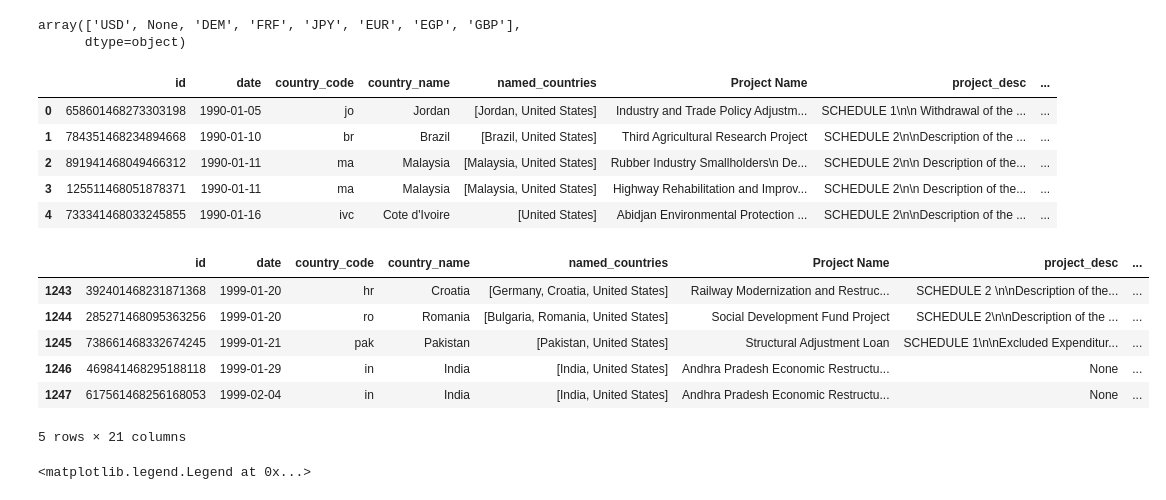
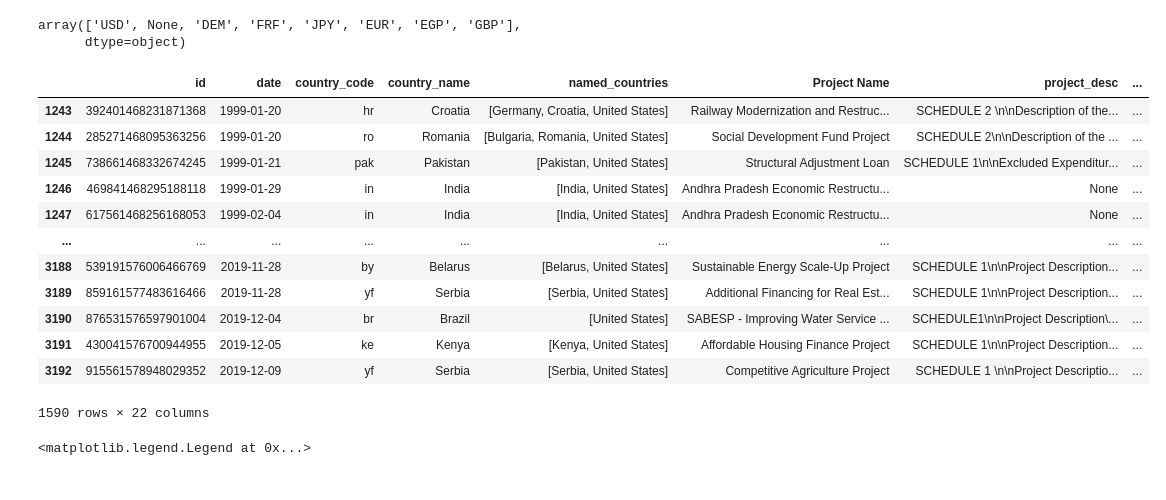
Before and after one commit to sliao7/Qarik-Project, a Jupyter notebook: Currency_change_and_world_map.ipynb, the cells around one changed output. Drawn from its saved outputs; the diff is of its cells as text; code cells hidden in the pictures.

```diff
--- a/Currency_change_and_world_map.ipynb
+++ b/Currency_change_and_world_map.ipynb
@@ -4,5 +5,5 @@ import matplotlib.pyplot as plt
 # %%
 df = pd.read_pickle('extraction_pipeline/agreement_features_join_projects.pkl')
-df_sectors = pd.read_pickle('classification/predicted_sectors_2.pkl')
-df = df.join(df_sectors[['id', 'predicted_sector']].set_index('id'), on = 'id')
-df['date'] = pd.to_datetime(df['date'])
+# df_sectors = pd.read_pickle('classification/predicted_sectors_2.pkl')
+# df = df.join(df_sectors[['id', 'predicted_sector']].set_index('id'), on = 'id')
+# df['date'] = pd.to_datetime(df['date'])
@@ -19,24 +30,31 @@ def get_stand_curr(x):
         return currency_map[x]
     except:
         return None
-df['cur_usd'] = df['currency_standard'].apply(get_stand_curr)
+df['cur_stand'] = df['currency_standard'].apply(get_stand_curr)
 # df = df[~df['cur_usd'].isin(['EGP'])]
-df['cur_usd'].unique()
+df['cur_stand'].unique()
 # %% [output]
 array(['USD', None, 'DEM', 'FRF', 'JPY', 'EUR', 'EGP', 'GBP'],
       dtype=object)
 # %%
 from currency_converter import CurrencyConverter
 c = CurrencyConverter(fallback_on_missing_rate=True)
-# %%
-df.head()
-# %% [output]
-|  | id | date | country_code | country_name | named_countries | Project Name | project_desc | ... |
-| 0 | 658601468273303198 | 1990-01-05 | jo | Jordan | [Jordan, United States] | Industry and Trade Policy Adjustm... | SCHEDULE 1\n\n Withdrawal of the ... | ... |
-| 1 | 784351468234894668 | 1990-01-10 | br | Brazil | [Brazil, United States] | Third Agricultural Research Project | SCHEDULE 2\n\nDescription of the ... | ... |
-| 2 | 891941468049466312 | 1990-01-11 | ma | Malaysia | [Malaysia, United States] | Rubber Industry Smallholders\n De... | SCHEDULE 2\n\n Description of the... | ... |
-| 3 | 125511468051878371 | 1990-01-11 | ma | Malaysia | [Malaysia, United States] | Highway Rehabilitation and Improv... | SCHEDULE 2\n\n Description of the... | ... |
-| 4 | 733341468033245855 | 1990-01-16 | ivc | Cote d'Ivoire | [United States] | Abidjan Environmental Protection ... | SCHEDULE 2\n\nDescription of the ... | ... |
+# %%
+df[df.amount_cur_usd.notna()]
+# %% [output]
+|  | id | date | country_code | country_name | named_countries | Project Name | project_desc | ... |
+| 1243 | 392401468231871368 | 1999-01-20 | hr | Croatia | [Germany, Croatia, United States] | Railway Modernization and Restruc... | SCHEDULE 2 \n\nDescription of the... | ... |
+| 1244 | 285271468095363256 | 1999-01-20 | ro | Romania | [Bulgaria, Romania, United States] | Social Development Fund Project | SCHEDULE 2\n\nDescription of the ... | ... |
+| 1245 | 738661468332674245 | 1999-01-21 | pak | Pakistan | [Pakistan, United States] | Structural Adjustment Loan | SCHEDULE 1\n\nExcluded Expenditur... | ... |
+| 1246 | 469841468295188118 | 1999-01-29 | in | India | [India, United States] | Andhra Pradesh Economic Restructu... | None | ... |
+| 1247 | 617561468256168053 | 1999-02-04 | in | India | [India, United States] | Andhra Pradesh Economic Restructu... | None | ... |
+| ... | ... | ... | ... | ... | ... | ... | ... | ... |
+| 3188 | 539191576006466769 | 2019-11-28 | by | Belarus | [Belarus, United States] | Sustainable Energy Scale-Up Project | SCHEDULE 1\n\nProject Description... | ... |
+| 3189 | 859161577483616466 | 2019-11-28 | yf | Serbia | [Serbia, United States] | Additional Financing for Real Est... | SCHEDULE 1\n\nProject Description... | ... |
+| 3190 | 876531576597901004 | 2019-12-04 | br | Brazil | [United States] | SABESP - Improving Water Service ... | SCHEDULE1\n\nProject Description\... | ... |
+| 3191 | 430041576700944955 | 2019-12-05 | ke | Kenya | [Kenya, United States] | Affordable Housing Finance Project | SCHEDULE 1\n\nProject Description... | ... |
+| 3192 | 915561578948029352 | 2019-12-09 | yf | Serbia | [Serbia, United States] | Competitive Agriculture Project | SCHEDULE 1 \n\nProject Descriptio... | ... |
+1590 rows × 22 columns
 # %%
 def get_usd(x):
     try:
@@ -44,16 +62,6 @@ def get_usd(x):
     except:
         return None
 df['amount_cur_usd'] = df.apply(get_usd, axis = 1)
-# %%
-df[df.amount_cur_usd.notna()].head()
-# %% [output]
-|  | id | date | country_code | country_name | named_countries | Project Name | project_desc | ... |
-| 1243 | 392401468231871368 | 1999-01-20 | hr | Croatia | [Germany, Croatia, United States] | Railway Modernization and Restruc... | SCHEDULE 2 \n\nDescription of the... | ... |
-| 1244 | 285271468095363256 | 1999-01-20 | ro | Romania | [Bulgaria, Romania, United States] | Social Development Fund Project | SCHEDULE 2\n\nDescription of the ... | ... |
-| 1245 | 738661468332674245 | 1999-01-21 | pak | Pakistan | [Pakistan, United States] | Structural Adjustment Loan | SCHEDULE 1\n\nExcluded Expenditur... | ... |
-| 1246 | 469841468295188118 | 1999-01-29 | in | India | [India, United States] | Andhra Pradesh Economic Restructu... | None | ... |
-| 1247 | 617561468256168053 | 1999-02-04 | in | India | [India, United States] | Andhra Pradesh Economic Restructu... | None | ... |
-5 rows × 21 columns
 # %%
 plt.figure(figsize = (16,6))
 df.groupby(df.date.dt.year)['amount_cur_usd'].sum().plot(label = 'current usd')
```
Also changed, not shown: parts of 14 cells of this notebook.
